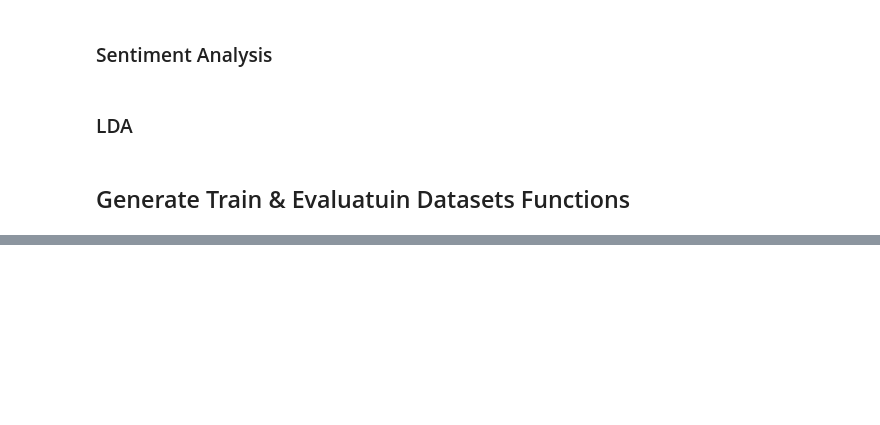
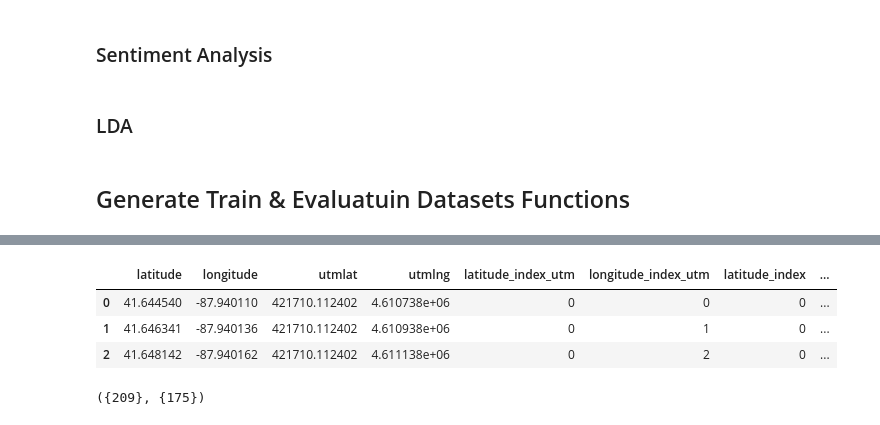
Before and after one commit to kstrauch94/Crime-Prediction-with-Tweets, a Jupyter notebook: pipeline/Pipeline.ipynb, the cells around one changed output, grey strips where cells are left out. Drawn from its saved outputs; the diff is of its cells as text; code cells hidden in the pictures; blank space fills up the shorter version.

```diff
--- a/pipeline/Pipeline.ipynb
+++ b/pipeline/Pipeline.ipynb
@@ -338,0 +424,4 @@ def plot_surveillance_data(surveillance_data):
+# %%
+foo = utm_grid_df[['latitude', 'longitude']].apply(lambda row: _generate_utm_columns(row), axis=1)
+# %%
+utm_grid_df = pd.concat([utm_grid_df, foo.rename({'latitude':'enutmlat', 'longitude': 'enutmlng'}, axis=1)], axis=1)
@@ -338,0 +440,13 @@ def plot_surveillance_data(surveillance_data):
+# %%
+utm_grid_df.head(3)
+# %% [output]
+|  | latitude | longitude | utmlat | utmlng | latitude_index_utm | longitude_index_utm | latitude_index | ... |
+| 0 | 41.644540 | -87.940110 | 421710.112402 | 4.610738e+06 | 0 | 0 | 0 | ... |
+| 1 | 41.646341 | -87.940136 | 421710.112402 | 4.610938e+06 | 0 | 1 | 0 | ... |
+| 2 | 41.648142 | -87.940162 | 421710.112402 | 4.611138e+06 | 0 | 2 | 0 | ... |
+# %%
+import collections
+(set(collections.Counter(((utm_grid_df['utmlat'] - CHICAGO_UTM_COORDS['ll']['latitude']) / 200).astype(int)).values()),
+ set(collections.Counter(((utm_grid_df['utmlng'] - CHICAGO_UTM_COORDS['ll']['longitude']) / 200).astype(int)).values()))
+# %% [output]
+({209}, {175})
```
Also changed, not shown: parts of 21 cells of this notebook.
